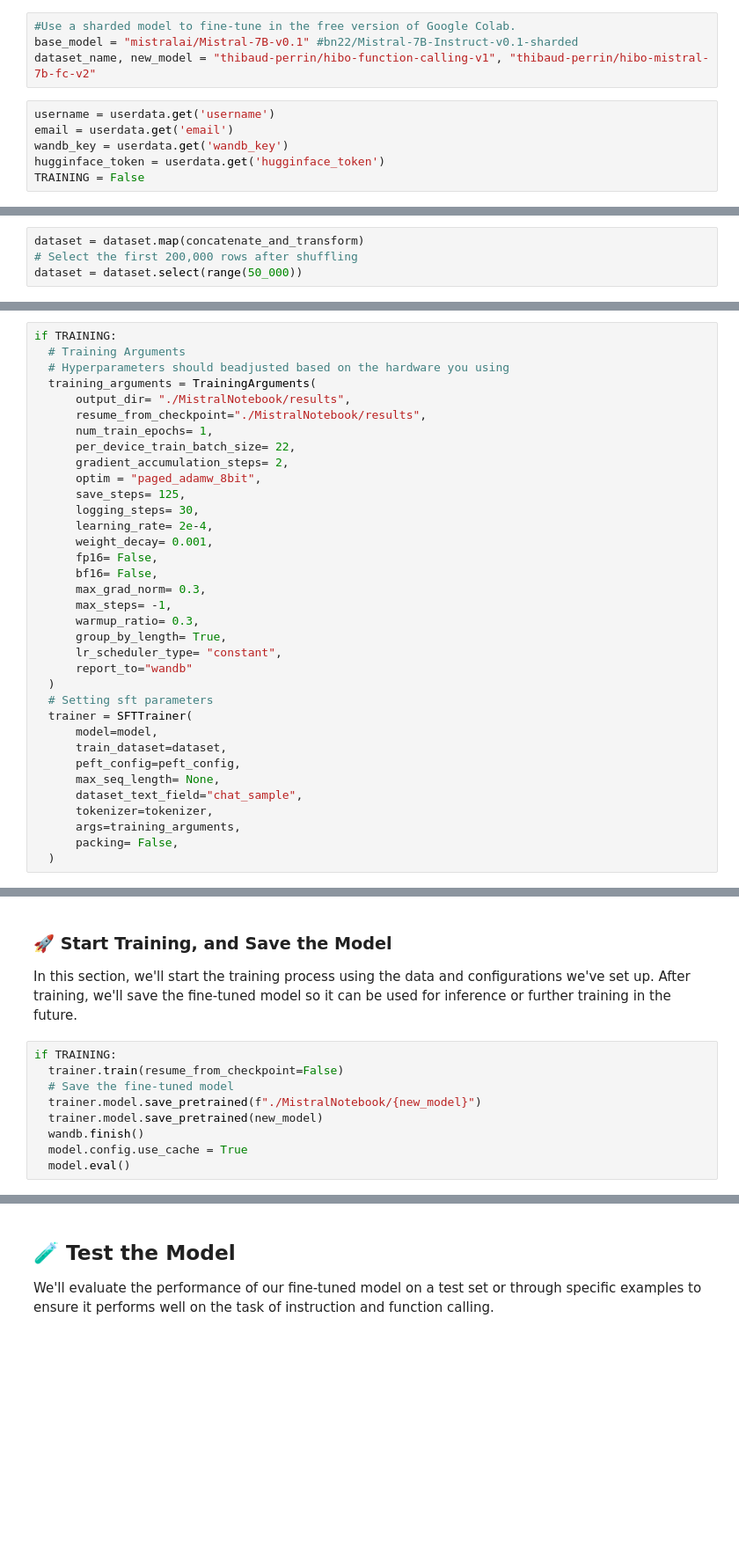
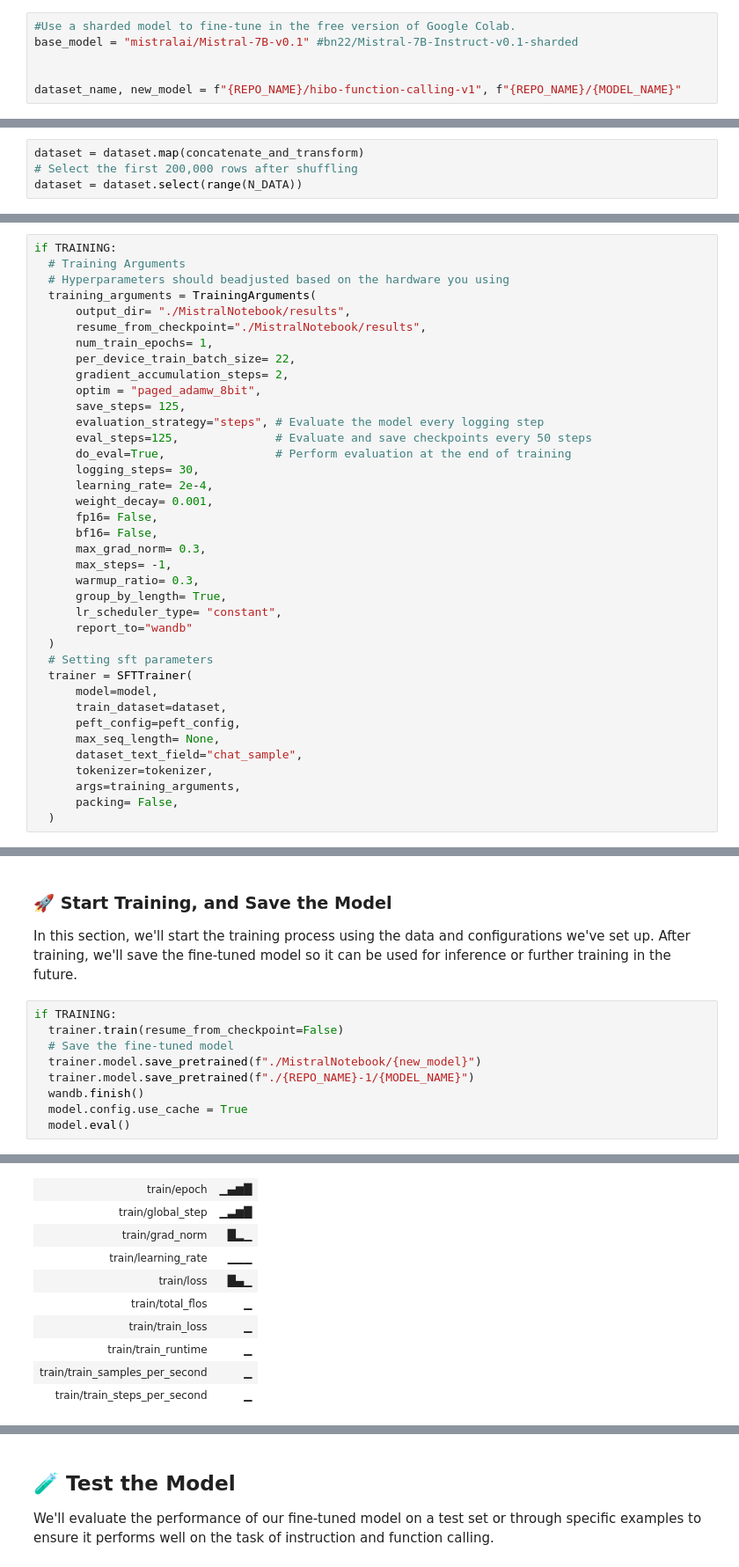
Before and after one commit to thibaud-perrin/hibo-mistral-7b-fc, a Jupyter notebook: mistral_7b_instruct.ipynb, the cells around one changed output, grey strips where cells are left out. Shown: that part at 88% size. Drawn from its saved outputs; the diff is of its cells as text; blank space fills up the shorter version.

```diff
--- a/mistral_7b_instruct.ipynb
+++ b/mistral_7b_instruct.ipynb
@@ -61,13 +68,9 @@ In this section, we'll define global variables for our project. These include th
 # %%
 #Use a sharded model to fine-tune in the free version of Google Colab.
 base_model = "mistralai/Mistral-7B-v0.1" #bn22/Mistral-7B-Instruct-v0.1-sharded
-dataset_name, new_model = "thibaud-perrin/hibo-function-calling-v1", "thibaud-perrin/hibo-mistral-7b-fc-v2"
+
+
+dataset_name, new_model = f"{REPO_NAME}/hibo-function-calling-v1", f"{REPO_NAME}/{MODEL_NAME}"
-# %%
-username = userdata.get('username')
-email = userdata.get('email')
-wandb_key = userdata.get('wandb_key')
-hugginface_token = userdata.get('hugginface_token')
-TRAINING = False
 # %% [markdown]
 ## 🔑 Login to Hugging Face
 
@@ -214,7 +217,7 @@ def concatenate_and_transform(row):
 # %%
 dataset = dataset.map(concatenate_and_transform)
 # Select the first 200,000 rows after shuffling
-dataset = dataset.select(range(50_000))
+dataset = dataset.select(range(N_DATA))
 # %%
 # example after adding the new column
 dataset[35]
@@ -279,6 +293,9 @@ if TRAINING:
       gradient_accumulation_steps= 2,
       optim = "paged_adamw_8bit",
       save_steps= 125,
+      evaluation_strategy="steps", # Evaluate the model every logging step
+      eval_steps=125,              # Evaluate and save checkpoints every 50 steps
+      do_eval=True,                # Perform evaluation at the end of training
       logging_steps= 30,
       learning_rate= 2e-4,
       weight_decay= 0.001,
@@ -311,7 +331,8 @@ if TRAINING:
   trainer.train(resume_from_checkpoint=False)
   # Save the fine-tuned model
   trainer.model.save_pretrained(f"./MistralNotebook/{new_model}")
-  trainer.model.save_pretrained(new_model)
+  trainer.model.save_pretrained(f"./{REPO_NAME}-1/{MODEL_NAME}")
   wandb.finish()
   model.config.use_cache = True
   model.eval()
+# %% [output]
@@ -317,0 +348,10 @@ if TRAINING:
+| train/epoch | ▁▄▆█ |
+| train/global_step | ▁▃▆█ |
+| train/grad_norm | █▂▁ |
+| train/learning_rate | ▁▁▁ |
+| train/loss | █▄▁ |
+| train/total_flos | ▁ |
+| train/train_loss | ▁ |
+| train/train_runtime | ▁ |
+| train/train_samples_per_second | ▁ |
+| train/train_steps_per_second | ▁ |
```
Also changed, not shown: parts of 19 cells of this notebook.
